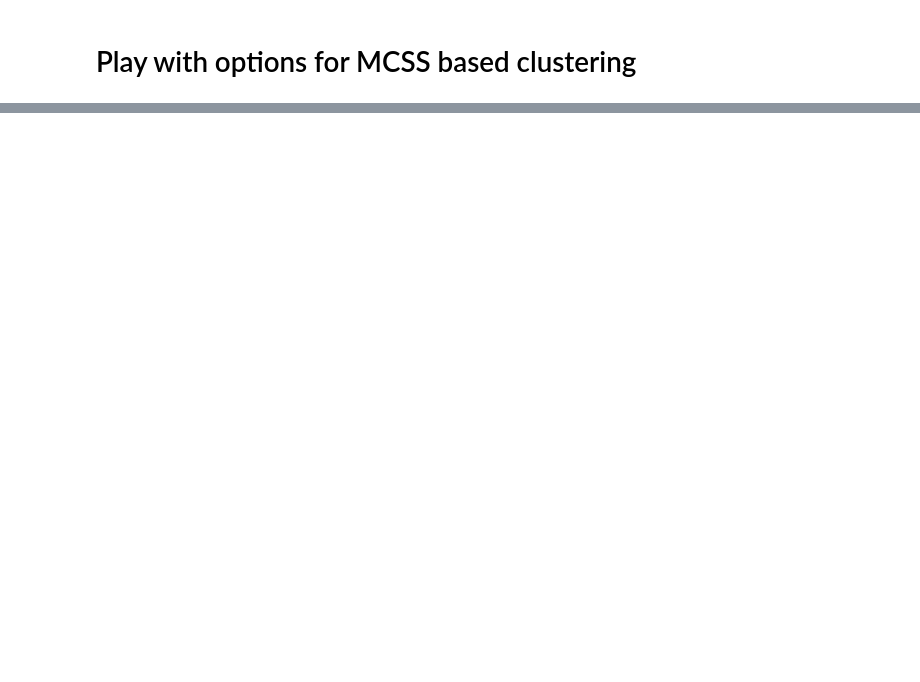
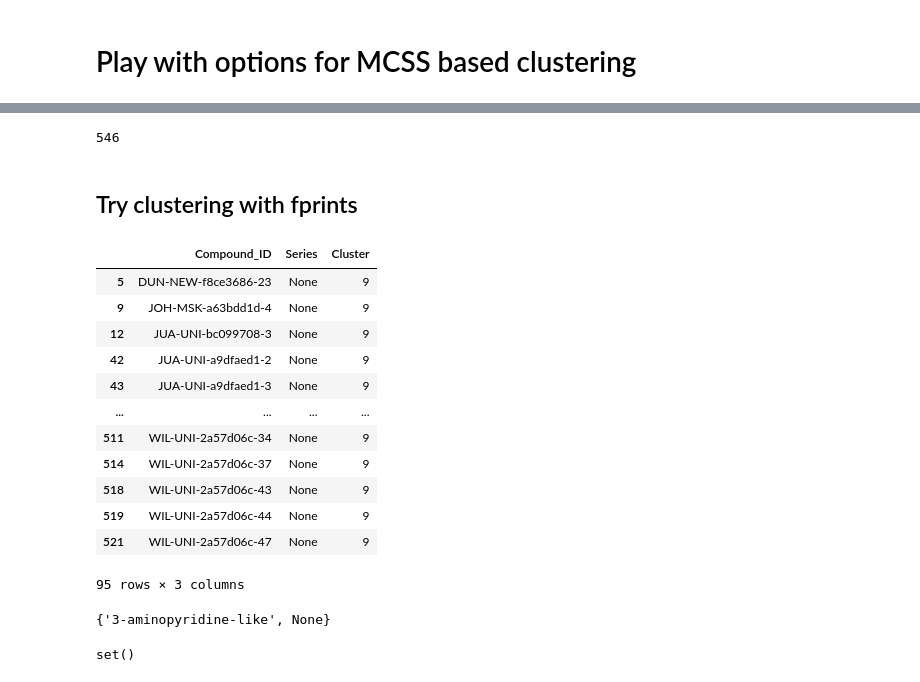
Before and after one commit to asapdiscovery/asapdiscovery, a Jupyter notebook: notebook/fragalysis-chemical-diversity.ipynb, the cells around one changed output, grey strips where cells are left out. Saved outputs shown, nothing was run; the diff lists cells and outputs as text; code cells hidden in the pictures; blank space fills up the shorter version.

Commit message:
play around with fingerprinting and converting openeye fingerprints to vectors

```diff
--- a/notebook/fragalysis-chemical-diversity.ipynb
+++ b/notebook/fragalysis-chemical-diversity.ipynb
@@ -376,0 +485,39 @@ oechem.OESmilesToMol(mol1, smiles)
+# %%
+vector_arrays = [fp_to_vector_array(fp) for fp in fps]
+# %%
+len(vector_arrays)
+# %% [output]
+546
+# %% [markdown]
+## Try clustering with fprints
+# %%
+kmeans = KMeans(n_clusters=10, random_state=0).fit(vector_arrays)
+# %%
+cmpd_ids = np.array([xtal.compound_id for xtal in cmpd_list])
+cmpd_series = np.array([xtal.series for xtal in cmpd_list])
+# %%
+results_df = pd.DataFrame({"Compound_ID":cmpd_ids, "Series":cmpd_series, "Cluster":kmeans.labels_})
+# %%
+results_df[results_df.Cluster == 9]
+# %% [output]
+|  | Compound_ID | Series | Cluster |
+| 5 | DUN-NEW-f8ce3686-23 | None | 9 |
+| 9 | JOH-MSK-a63bdd1d-4 | None | 9 |
+| 12 | JUA-UNI-bc099708-3 | None | 9 |
+| 42 | JUA-UNI-a9dfaed1-2 | None | 9 |
+| 43 | JUA-UNI-a9dfaed1-3 | None | 9 |
+| ... | ... | ... | ... |
+| 511 | WIL-UNI-2a57d06c-34 | None | 9 |
+| 514 | WIL-UNI-2a57d06c-37 | None | 9 |
+| 518 | WIL-UNI-2a57d06c-43 | None | 9 |
+| 519 | WIL-UNI-2a57d06c-44 | None | 9 |
+| 521 | WIL-UNI-2a57d06c-47 | None | 9 |
+95 rows × 3 columns
+# %%
+set(results_df[results_df.Cluster == 0].Series)
+# %% [output]
+{'3-aminopyridine-like', None}
+# %%
+set(results_df[results_df.Cluster == ].Series)
+# %% [output]
+set()
```
Also changed, not shown: parts of 52 cells of this notebook, 2 other files.
